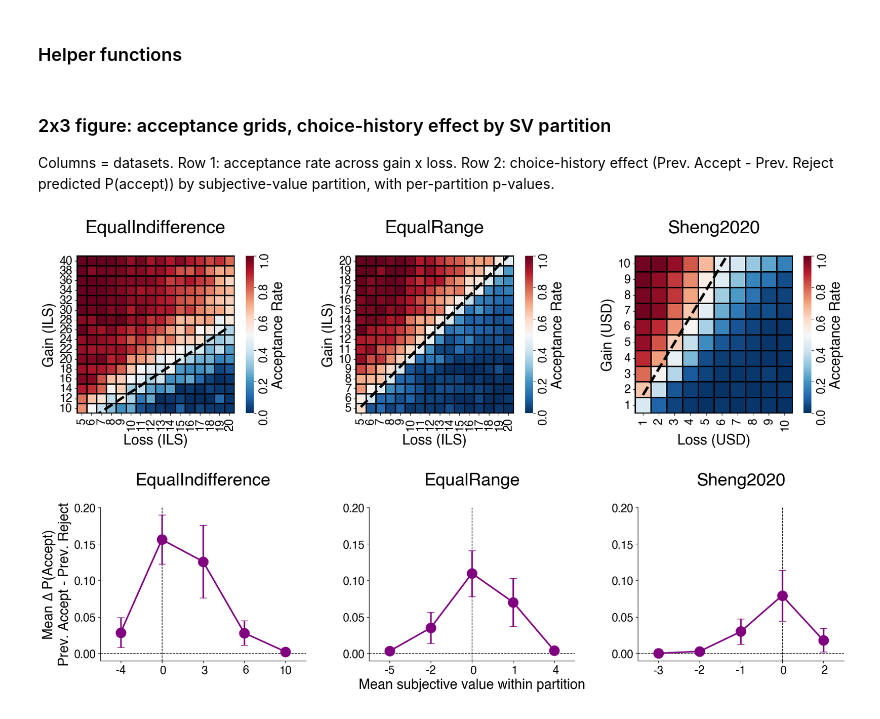
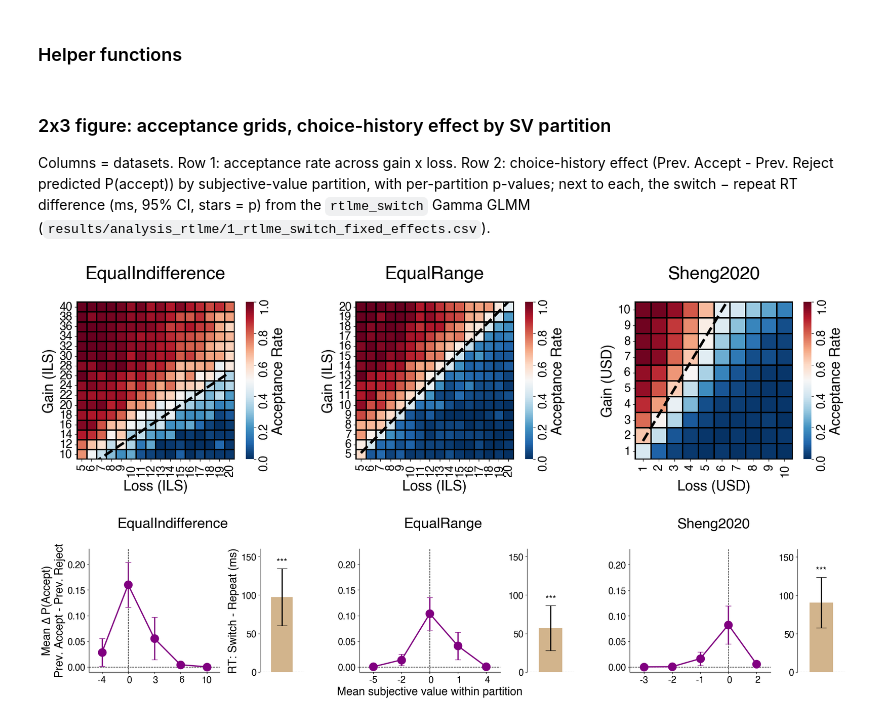
Before and after one commit to GusStgoReyes/riskhistory, a Jupyter notebook: figures_official/figure2.ipynb, the cells around one changed output. Drawn from its saved outputs; the diff is of its cells as text; code cells hidden in the pictures.

Commit message:
updated some figures

```diff
--- a/figures_official/figure2.ipynb
+++ b/figures_official/figure2.ipynb
@@ -107,14 +135,18 @@ def plot_historyeffect_by_sv(ax, ds_contrasts, ds_sv_means, ylim):
 # %% [markdown]
 ### 2x3 figure: acceptance grids, choice-history effect by SV partition
-Columns = datasets. Row 1: acceptance rate across gain x loss. Row 2: choice-history effect (Prev. Accept - Prev. Reject predicted P(accept)) by subjective-value partition, with per-partition p-values.
+Columns = datasets. Row 1: acceptance rate across gain x loss. Row 2: choice-history effect (Prev. Accept - Prev. Reject predicted P(accept)) by subjective-value partition, with per-partition p-values; next to each, the switch − repeat RT difference (ms, 95% CI, stars = p) from the `rtlme_switch` Gamma GLMM (`results/analysis_rtlme/1_rtlme_switch_fixed_effects.csv`).
 # %%
 behavior_data = load_behavioral_data()
 choicehistoryeffect_contrasts = load_choicehistorysvpartitions_contrasts()
 sv_partition_means = load_sv_partition_means()
+switch_effects = (load_rtlme_switch_fixed_effects()
+                  .query("term == 'switch'")
+                  .set_index("dataset"))
 
 ACCEPT_CMAP = "RdBu_r"
 SV_PARTITIONS = [1, 2, 3, 4, 5]
-HISTORYEFFECT_YLIM = (-0.01, 0.2)
+HISTORYEFFECT_YLIM = (-0.01, 0.23)
+SWITCH_YLIM = (0, 160)  # ms; shared across datasets
 ROW_LABELS = ["A.", "B."]
 
 accept_hmaps = {}
@@ -138,9 +170,13 @@ def draw_acceptance_row(row_axes):
         )
 
 
-# --- Row 2: choice-history effect by SV partition ---
-def draw_historyeffect_row(row_axes):
-    for col, (ax, ds) in enumerate(zip(row_axes, DATASETS)):
+# --- Row 2: choice-history effect by SV partition, plus switch - repeat RT bar ---
+def draw_historyeffect_row(subfigs):
+    for col, (subfig, ds) in enumerate(zip(subfigs, DATASETS)):
+        ax, ax_bar = subfig.subplots(nrows=1, ncols=2, width_ratios=[3, 1])
+        subfig.suptitle(f"{DATASET_LABELS.get(ds, ds)}\n", fontweight="bold",
+                        fontsize=plt.rcParams["axes.titlesize"])
+
         ds_contrasts = (
             choicehistoryeffect_contrasts[choicehistoryeffect_contrasts["dataset"] == ds]
             .set_index("sv_partition").loc[SV_PARTITIONS]
@@ -150,25 +186,30 @@ def draw_historyeffect_row(row_axes):
             .set_index("sv_partition").loc[SV_PARTITIONS, "sv"]
         )
         plot_historyeffect_by_sv(ax, ds_contrasts, ds_sv_means, HISTORYEFFECT_YLIM)
+        plot_switch_bar(ax_bar, switch_effects.loc[ds])
+        ax_bar.set_ylim(*SWITCH_YLIM)
 
         if col == 0:
             ax.set_ylabel("Mean ∆ P(Accept)\nPrev. Accept - Prev. Reject")
+            ax_bar.set_ylabel("RT: Switch - Repeat (ms)")
         else:
             ax.set_ylabel(" \n ")
-        if col == 1:
-            ax.set_xlabel("Mean subjective value within partition")
+        # blank x-label on the outer blocks keeps all three blocks the same height
+        ax.set_xlabel("Mean subjective value within partition" if col == 1 else " ")
 # %%
-ROW_FIGURES = [
-    ("acceptance", draw_acceptance_row),
-    ("historyeffect", draw_historyeffect_row),
-]
+# --- Row 1: acceptance heatmaps ---
+fig, axes = plt.subplots(nrows=1, ncols=3, figsize=(18, 5), layout="constrained")
+set_dataset_titles(axes)
+draw_acceptance_row(axes)
+fig.savefig("saved/figure2_v2_acceptance.svg", dpi=300, bbox_inches="tight")
+plt.show()
 
-for name, draw_row in ROW_FIGURES:
-    fig, axes = plt.subplots(nrows=1, ncols=3, figsize=(18, 5), layout="constrained")
-    set_dataset_titles(axes)
-    draw_row(axes)
-    fig.savefig(f"saved/figure2_v2_{name}.svg", dpi=300, bbox_inches="tight")
-    plt.show()
+# --- Row 2: choice-history effect by SV partition + switch RT bar, one block per dataset ---
+fig = plt.figure(figsize=(22, 5), layout="constrained")
+subfigs = fig.subfigures(nrows=1, ncols=len(DATASETS))
+draw_historyeffect_row(subfigs)
+fig.savefig("saved/figure2_v2_historyeffect.svg", dpi=300, bbox_inches="tight")
+plt.show()
 # %% [output]
 [figure]
-[figure, old version]
+[figure, new version]
```
Also changed, not shown: parts of 2 cells of this notebook, 10 other files.
